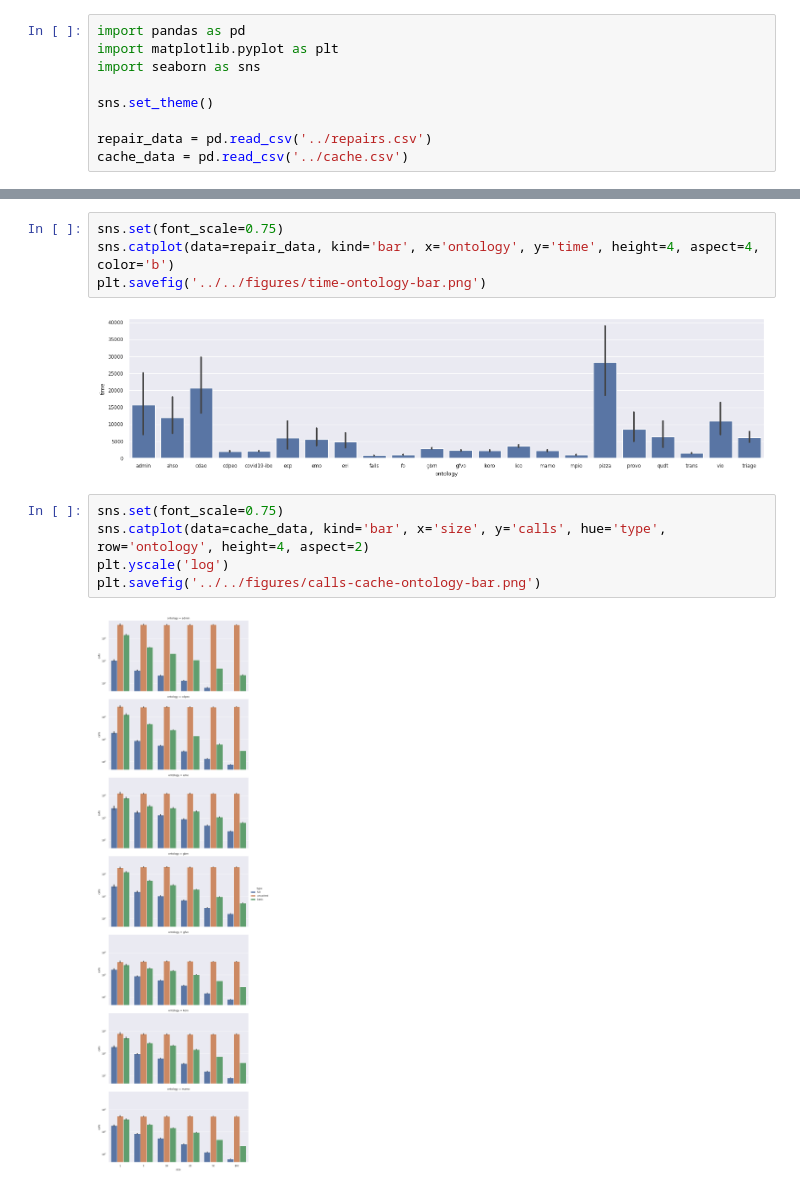
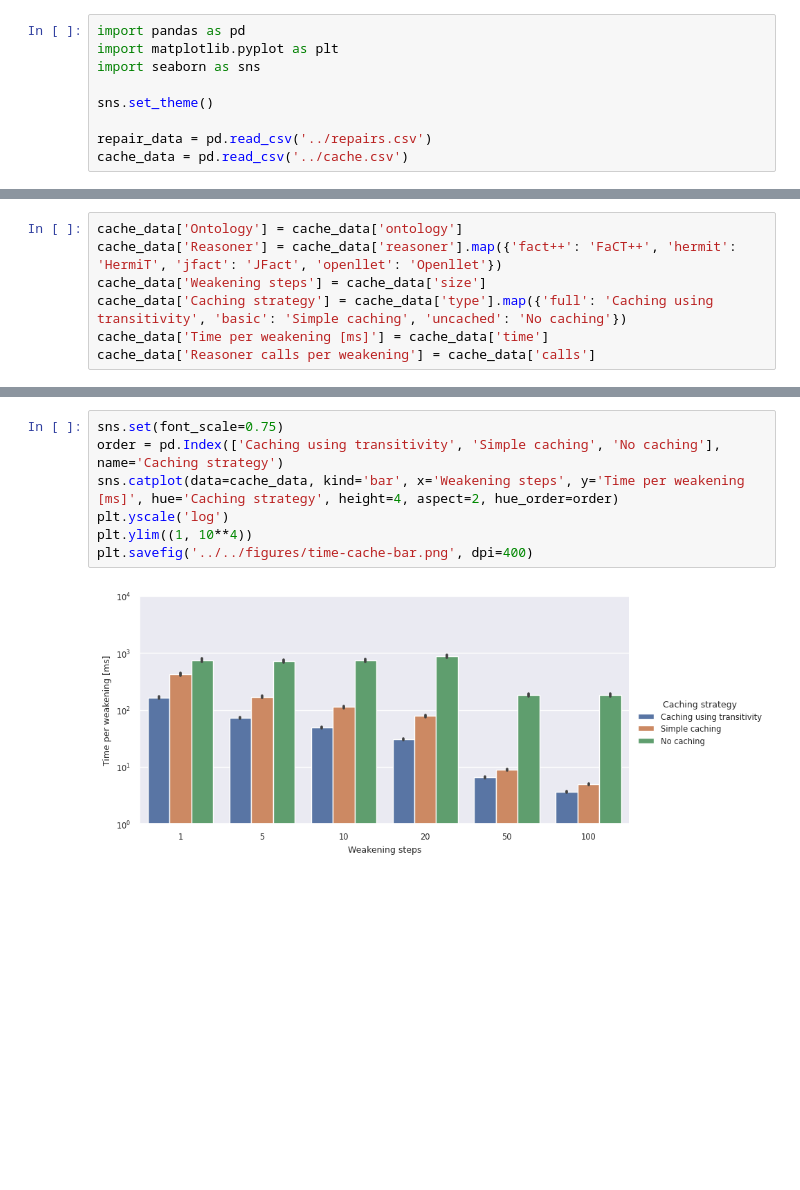
Before and after one commit to rolandbernard/paper-axiom-weakening, a Jupyter notebook: experiments/scripts/explore.ipynb, the cells around one changed output, grey strips where cells are left out. Saved outputs shown, nothing was run; the diff lists cells and outputs as text; blank space fills up the shorter version.

```diff
--- a/experiments/scripts/explore.ipynb
+++ b/experiments/scripts/explore.ipynb
@@ -34,2 +81,9 @@ cache_data.describe()
+# %%
+cache_data['Ontology'] = cache_data['ontology']
+cache_data['Reasoner'] = cache_data['reasoner'].map({'fact++': 'FaCT++', 'hermit': 'HermiT', 'jfact': 'JFact', 'openllet': 'Openllet'})
+cache_data['Weakening steps'] = cache_data['size']
+cache_data['Caching strategy'] = cache_data['type'].map({'full': 'Caching using transitivity', 'basic': 'Simple caching', 'uncached': 'No caching'})
+cache_data['Time per weakening [ms]'] = cache_data['time']
+cache_data['Reasoner calls per weakening'] = cache_data['calls']
 # %%
 sns.set(font_scale=0.75)
@@ -52,13 +155,9 @@ plt.savefig('../../figures/steps-ontology-bar.png')
 # %%
 sns.set(font_scale=0.75)
-sns.catplot(data=repair_data, kind='bar', x='ontology', y='time', height=4, aspect=4, color='b')
-plt.savefig('../../figures/time-ontology-bar.png')
+order = pd.Index(['Caching using transitivity', 'Simple caching', 'No caching'], name='Caching strategy')
+sns.catplot(data=cache_data, kind='bar', x='Weakening steps', y='Time per weakening [ms]', hue='Caching strategy', height=4, aspect=2, hue_order=order)
+plt.yscale('log')
+plt.ylim((1, 10**4))
+plt.savefig('../../figures/time-cache-bar.png', dpi=400)
 # %% [output]
-[figure, old version]
+[figure, new version]
-# %%
-sns.set(font_scale=0.75)
-sns.catplot(data=cache_data, kind='bar', x='size', y='calls', hue='type', row='ontology', height=4, aspect=2)
-plt.yscale('log')
-plt.savefig('../../figures/calls-cache-ontology-bar.png')
-# %% [output]
-[figure, removed]
```
Also changed, not shown: parts of 15 cells of this notebook, 13 other files.
